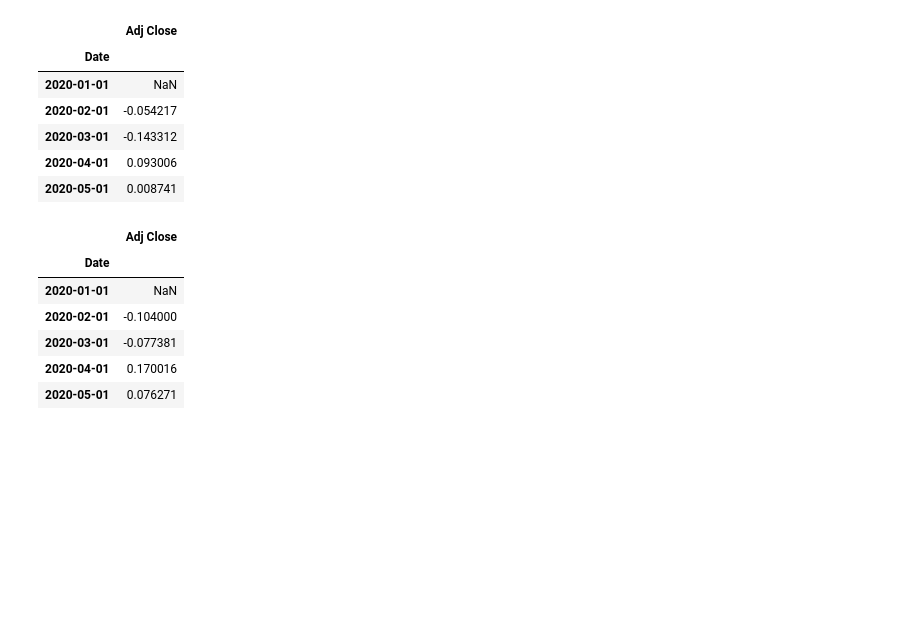
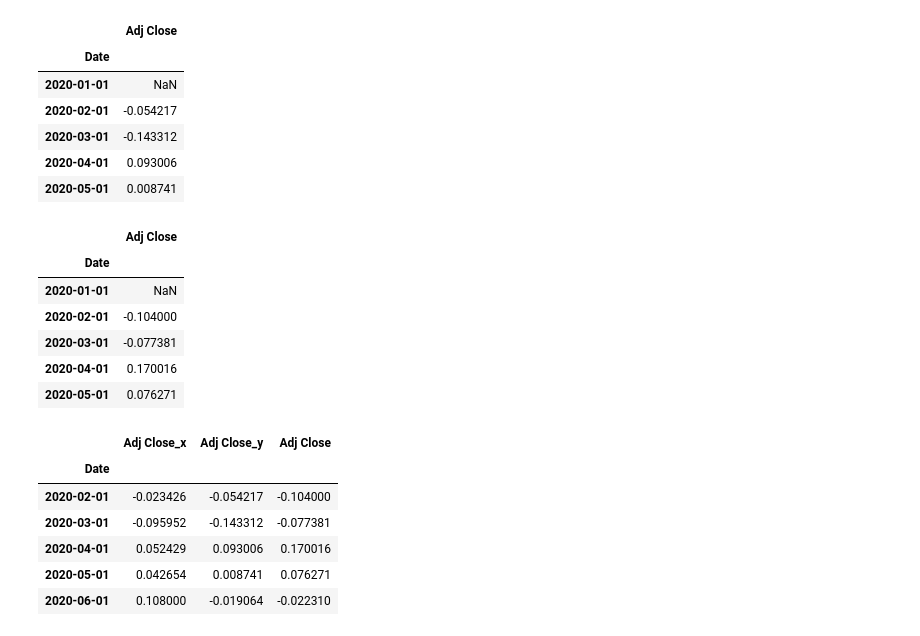
Before and after one commit to ZainabAlharbi/fintech, a Jupyter notebook: exercise.ipynb, the cells around one changed output. Drawn from its saved outputs; the diff is of its cells as text; code cells hidden in the pictures; blank space fills up the shorter version.

```diff
--- a/exercise.ipynb
+++ b/exercise.ipynb
@@ -75,5 +68,14 @@ df = pd.merge(returns_SA_oil, returns_Rajhi, on='Date', how='inner')
 #df
 # %%
 matrix_of_return_values = pd.merge(df, returns_Sabic, on='Date', how='inner')
-matrix_of_return_values = matrix_of_return_value.dropna()
+matrix_of_return_values = matrix_of_return_values.dropna()
 #matrix_of_return_value.index.duplicated().any()
+matrix_of_return_values.head()
+# %% [output]
+|  | Adj Close_x | Adj Close_y | Adj Close |
+| Date |  |  |  |
+| 2020-02-01 | -0.023426 | -0.054217 | -0.104000 |
+| 2020-03-01 | -0.095952 | -0.143312 | -0.077381 |
+| 2020-04-01 | 0.052429 | 0.093006 | 0.170016 |
+| 2020-05-01 | 0.042654 | 0.008741 | 0.076271 |
+| 2020-06-01 | 0.108000 | -0.019064 | -0.022310 |
```
Also changed, not shown: parts of 11 cells of this notebook.
